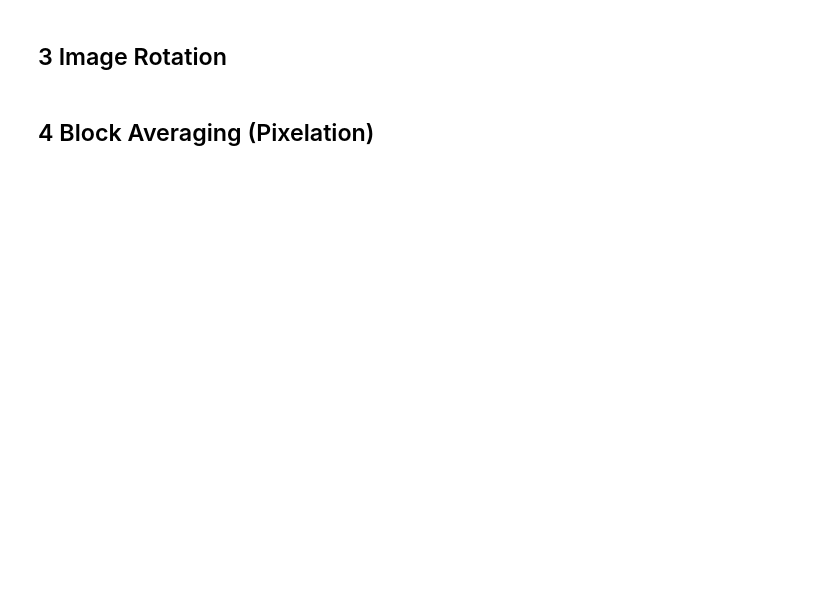
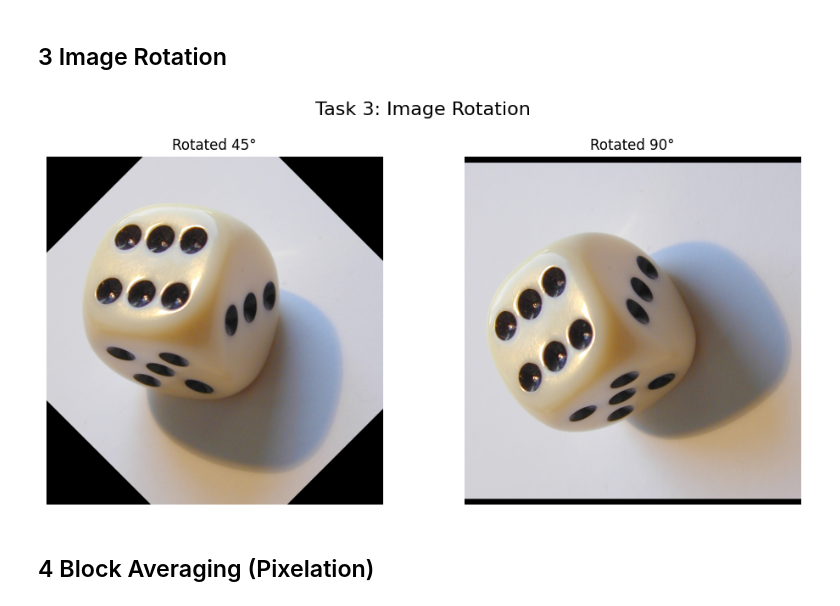
Before and after one commit to sahanrashmikaslk/ImageProcesssingBasics-Assignment-1, a Jupyter notebook: ImageProcessing_Assignment1.ipynb, the cells around one changed output. Saved outputs shown, nothing was run; the diff lists cells and outputs as text; code cells hidden in the pictures; blank space fills up the shorter version.

```diff
--- a/ImageProcessing_Assignment1.ipynb
+++ b/ImageProcessing_Assignment1.ipynb
@@ -53,13 +121,47 @@ plt.tight_layout(); plt.savefig('../results/task2_blur.png')
 # %% [markdown]
 ## 3  Image Rotation
-# %%
-h,w = img.shape[:2]; center=(w//2,h//2)
-rot45 = cv2.warpAffine(img,cv2.getRotationMatrix2D(center,45,1),(w,h))
-rot90 = cv2.warpAffine(img,cv2.getRotationMatrix2D(center,90,1),(w,h))
-
-plt.figure(figsize=(12,3))
-for i,(im,t) in enumerate([(img,'Original'),(rot45,'45°'),(rot90,'90°')]):
-    plt.subplot(1,3,i+1); show(im,t)
-plt.tight_layout(); plt.savefig('../results/task3_rotate.png')
+# %%
+
+# Function to rotate an image around its center
+def rotate_image(image, angle):
+    # Get height and width of the image
+    h, w = image.shape[:2]
+
+    # Define the center of rotation
+    center = (w // 2, h // 2)
+
+    # Get the rotation matrix using OpenCV
+    M = cv2.getRotationMatrix2D(center, angle, 1.0)
+
+    # Perform the rotation
+    return cv2.warpAffine(image, M, (w, h))
+
+# Define the angles to rotate
+angles = [45, 90]
+
+# Create a figure to display results
+plt.figure(figsize=(10, 5))
+
+# Loop through the angles
+for idx, angle in enumerate(angles):
+    # Rotate image
+    rotated_img = rotate_image(original_img, angle)
+
+    # Display rotated image
+    plt.subplot(1, 2, idx + 1)
+    plt.imshow(cv2.cvtColor(rotated_img, cv2.COLOR_BGR2RGB))
+    plt.title(f"Rotated {angle}°")
+    plt.axis("off")
+
+    # Save rotated image
+    cv2.imwrite(f"results/task3_rotated_{angle}.png", rotated_img)
+
+# Show results
+plt.suptitle("Task 3: Image Rotation", fontsize=16)
+plt.tight_layout()
+plt.subplots_adjust(top=0.85)
+plt.show()
+# %% [output]
+[figure, added]
 # %% [markdown]
 ## 4  Block Averaging (Pixelation)
```
Also changed, not shown: parts of 11 cells of this notebook, 20 other files.
